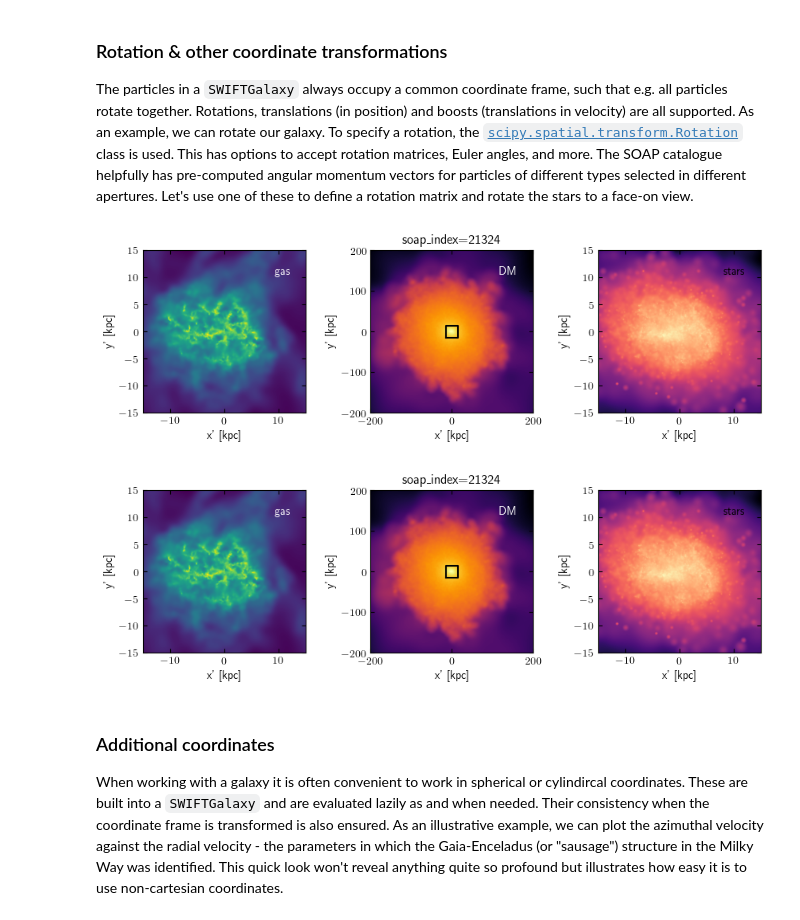
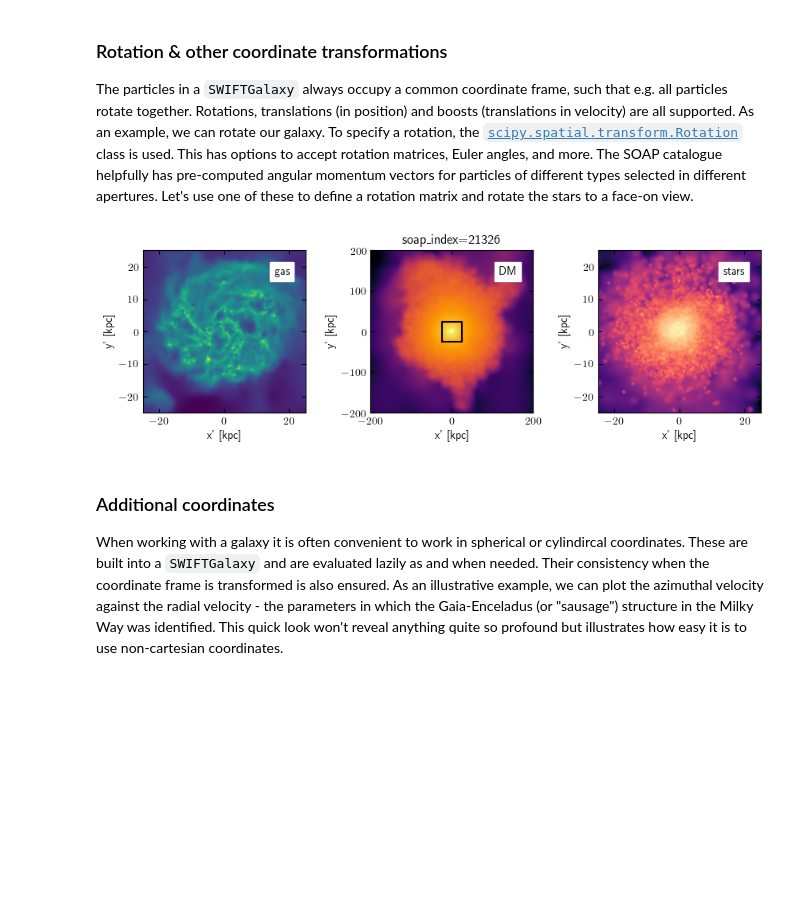
Before and after one commit to SWIFTSIM/swiftgalaxy, a Jupyter notebook: examples/SWIFTGalaxy_Colibre_QuickStart.ipynb, the cells around one changed output. Cells and saved outputs as stored; diff of their text form; code cells hidden in the pictures; blank space fills up the shorter version.

```diff
--- a/examples/SWIFTGalaxy_Colibre_QuickStart.ipynb
+++ b/examples/SWIFTGalaxy_Colibre_QuickStart.ipynb
@@ -83,7 +83,7 @@ import matplotlib.pyplot as plt
 import matplotlib.colors
 
 
-def myvis(sg, disc_radius=15.0 * u.kpc, halo_radius=200.0 * u.kpc, fignum=1):
+def myvis(sg, disc_radius=25.0 * u.kpc, halo_radius=200.0 * u.kpc, fignum=1):
     # Before visualising the galaxy, we need to initialise some smoothing
     # lengths for the dark matter particles (this bit of code is taken
     # from the `swiftsimio` visualisation documentation).
@@ -143,7 +143,14 @@ def myvis(sg, disc_radius=15.0 * u.kpc, halo_radius=200.0 * u.kpc, fignum=1):
     sp1.set_xlabel(f"x' [{disc_radius.units}]")
     sp1.set_ylabel(f"y' [{disc_radius.units}]")
     sp1.text(
-        0.9, 0.9, "gas", color="white", ha="right", va="top", transform=sp1.transAxes
+        0.9,
+        0.9,
+        "gas",
+        ha="right",
+        va="top",
+        color="black",
+        backgroundcolor="white",
+        transform=sp1.transAxes,
     )
     sp2.imshow(
         matplotlib.colors.LogNorm()(dm_map.to_value(u.solMass / u.kpc**2).T),
@@ -159,7 +166,14 @@ def myvis(sg, disc_radius=15.0 * u.kpc, halo_radius=200.0 * u.kpc, fignum=1):
     sp2.set_xlabel(f"x' [{halo_radius.units}]")
     sp2.set_ylabel(f"y' [{halo_radius.units}]")
     sp2.text(
-        0.9, 0.9, "DM", ha="right", va="top", color="white", transform=sp2.transAxes
+        0.9,
+        0.9,
+        "DM",
+        ha="right",
+        va="top",
+        color="black",
+        backgroundcolor="white",
+        transform=sp2.transAxes,
     )
     sp3.imshow(
         matplotlib.colors.LogNorm()(star_map.to_value(u.solMass / u.kpc**2).T),
@@ -169,10 +183,18 @@ def myvis(sg, disc_radius=15.0 * u.kpc, halo_radius=200.0 * u.kpc, fignum=1):
     )
     sp3.set_xlabel(f"x' [{disc_radius.units}]")
     sp3.set_ylabel(f"y' [{disc_radius.units}]")
-    sp3.text(0.9, 0.9, "stars", ha="right", va="top", transform=sp3.transAxes)
+    sp3.text(
+        0.9,
+        0.9,
+        "stars",
+        ha="right",
+        va="top",
+        color="black",
+        backgroundcolor="white",
+        transform=sp3.transAxes,
+    )
     sp2.set_title(f"soap_index={sg.halo_catalogue.soap_index}")
     fig.subplots_adjust(wspace=0.4)
-    return fig
 # %% [markdown]
 Let's have a first look at our galaxy:
 # %%
@@ -207,22 +228,21 @@ The particles in a `SWIFTGalaxy` always occupy a common coordinate frame, such t
 # %%
 from scipy.spatial.transform import Rotation
 
 Lstars = sg.halo_catalogue.exclusive_sphere_10kpc.angular_momentum_stars.squeeze()
 zhat = (Lstars / np.sqrt(np.sum(Lstars**2))).to_value(
     u.dimensionless
 )  # we'll align L with the z-axis
 arb = np.ones(3) / np.sqrt(
     3
 )  # we have one degree of freedom, we'll fix it by projecting onto an arbitrarily chosen vector
 xvec = arb - arb.dot(zhat) * zhat
-xhat = xvec / np.sum(xvec**2)
+xhat = xvec / np.sqrt(np.sum(xvec**2))
 yhat = np.cross(zhat, xhat)  # orthogonal, right-handed and normalized
-rotmat = np.vstack((xhat, yhat, zhat))
+rotmat = np.vstack((xhat, yhat, zhat)).T
 sg.rotate(Rotation.from_matrix(rotmat))
 myvis(sg)
 # %% [output]
-[figure, old version]
+[figure, new version]
-[figure, removed]
 # %% [markdown]
 ### Additional coordinates
 
```
Also changed, not shown: parts of 7 cells of this notebook.
